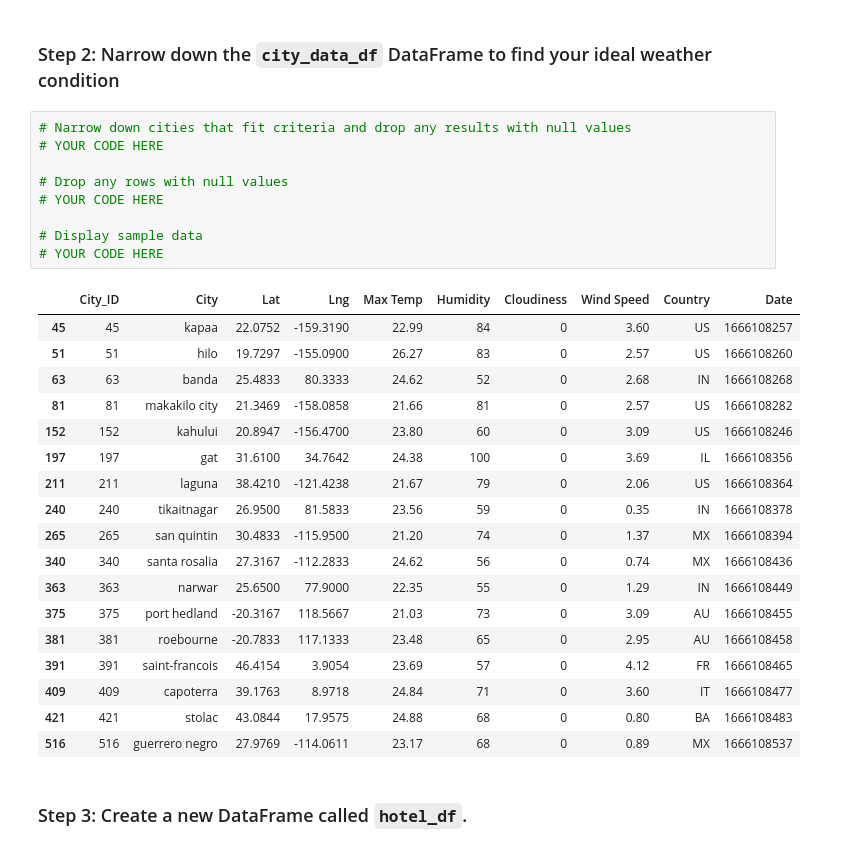
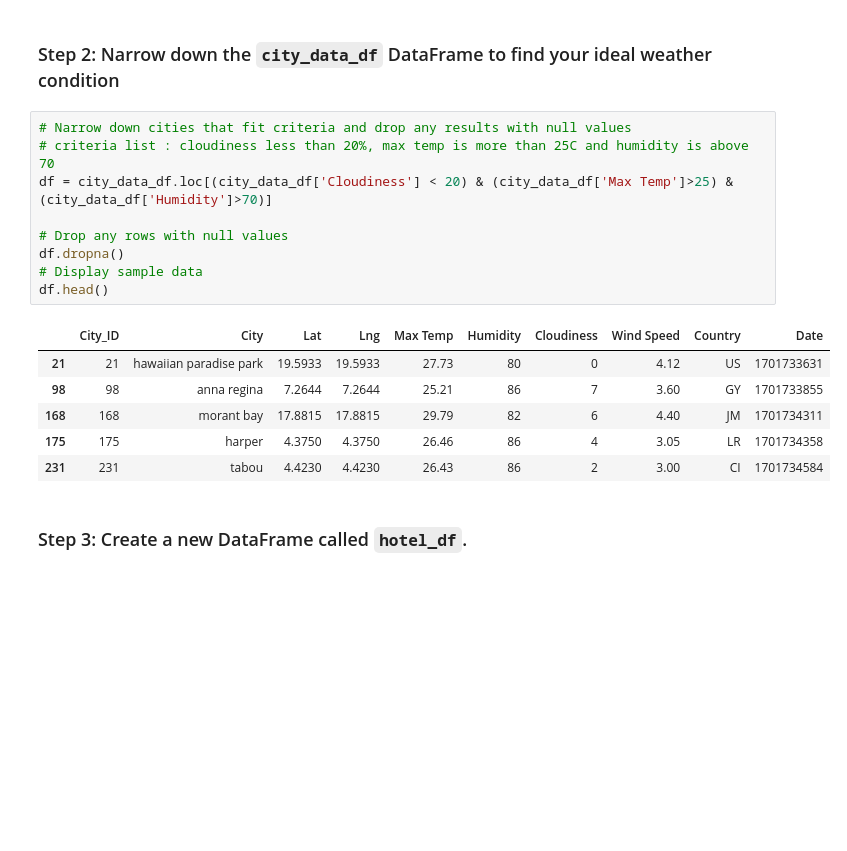
Before and after one commit to peggz19/python-api-challenge, a Jupyter notebook: WeatherPy/VacationPy.ipynb, the cells around one changed output. Cells and saved outputs as stored; diff of their text form; blank space fills up the shorter version.

```diff
--- a/WeatherPy/VacationPy.ipynb
+++ b/WeatherPy/VacationPy.ipynb
@@ -51,32 +51,20 @@ map1
 ### Step 2: Narrow down the `city_data_df` DataFrame to find your ideal weather condition
 # %%
 # Narrow down cities that fit criteria and drop any results with null values
-# YOUR CODE HERE
+# criteria list : cloudiness less than 20%, max temp is more than 25C and humidity is above 70
+df = city_data_df.loc[(city_data_df['Cloudiness'] < 20) & (city_data_df['Max Temp']>25) & (city_data_df['Humidity']>70)]
 
 # Drop any rows with null values
-# YOUR CODE HERE
-
+df.dropna()
 # Display sample data
-# YOUR CODE HERE
+df.head()
 # %% [output]
 |  | City_ID | City | Lat | Lng | Max Temp | Humidity | Cloudiness | Wind Speed | Country | Date |
-| 45 | 45 | kapaa | 22.0752 | -159.3190 | 22.99 | 84 | 0 | 3.60 | US | 1666108257 |
-| 51 | 51 | hilo | 19.7297 | -155.0900 | 26.27 | 83 | 0 | 2.57 | US | 1666108260 |
-| 63 | 63 | banda | 25.4833 | 80.3333 | 24.62 | 52 | 0 | 2.68 | IN | 1666108268 |
-| 81 | 81 | makakilo city | 21.3469 | -158.0858 | 21.66 | 81 | 0 | 2.57 | US | 1666108282 |
-| 152 | 152 | kahului | 20.8947 | -156.4700 | 23.80 | 60 | 0 | 3.09 | US | 1666108246 |
-| 197 | 197 | gat | 31.6100 | 34.7642 | 24.38 | 100 | 0 | 3.69 | IL | 1666108356 |
-| 211 | 211 | laguna | 38.4210 | -121.4238 | 21.67 | 79 | 0 | 2.06 | US | 1666108364 |
-| 240 | 240 | tikaitnagar | 26.9500 | 81.5833 | 23.56 | 59 | 0 | 0.35 | IN | 1666108378 |
-| 265 | 265 | san quintin | 30.4833 | -115.9500 | 21.20 | 74 | 0 | 1.37 | MX | 1666108394 |
-| 340 | 340 | santa rosalia | 27.3167 | -112.2833 | 24.62 | 56 | 0 | 0.74 | MX | 1666108436 |
-| 363 | 363 | narwar | 25.6500 | 77.9000 | 22.35 | 55 | 0 | 1.29 | IN | 1666108449 |
-| 375 | 375 | port hedland | -20.3167 | 118.5667 | 21.03 | 73 | 0 | 3.09 | AU | 1666108455 |
-| 381 | 381 | roebourne | -20.7833 | 117.1333 | 23.48 | 65 | 0 | 2.95 | AU | 1666108458 |
-| 391 | 391 | saint-francois | 46.4154 | 3.9054 | 23.69 | 57 | 0 | 4.12 | FR | 1666108465 |
-| 409 | 409 | capoterra | 39.1763 | 8.9718 | 24.84 | 71 | 0 | 3.60 | IT | 1666108477 |
-| 421 | 421 | stolac | 43.0844 | 17.9575 | 24.88 | 68 | 0 | 0.80 | BA | 1666108483 |
-| 516 | 516 | guerrero negro | 27.9769 | -114.0611 | 23.17 | 68 | 0 | 0.89 | MX | 1666108537 |
+| 21 | 21 | hawaiian paradise park | 19.5933 | 19.5933 | 27.73 | 80 | 0 | 4.12 | US | 1701733631 |
+| 98 | 98 | anna regina | 7.2644 | 7.2644 | 25.21 | 86 | 7 | 3.60 | GY | 1701733855 |
+| 168 | 168 | morant bay | 17.8815 | 17.8815 | 29.79 | 82 | 6 | 4.40 | JM | 1701734311 |
+| 175 | 175 | harper | 4.3750 | 4.3750 | 26.46 | 86 | 4 | 3.05 | LR | 1701734358 |
+| 231 | 231 | tabou | 4.4230 | 4.4230 | 26.43 | 86 | 2 | 3.00 | CI | 1701734584 |
 # %% [markdown]
 ### Step 3: Create a new DataFrame called `hotel_df`.
 # %%
```
Also changed, not shown: parts of 1 cell of this notebook.
